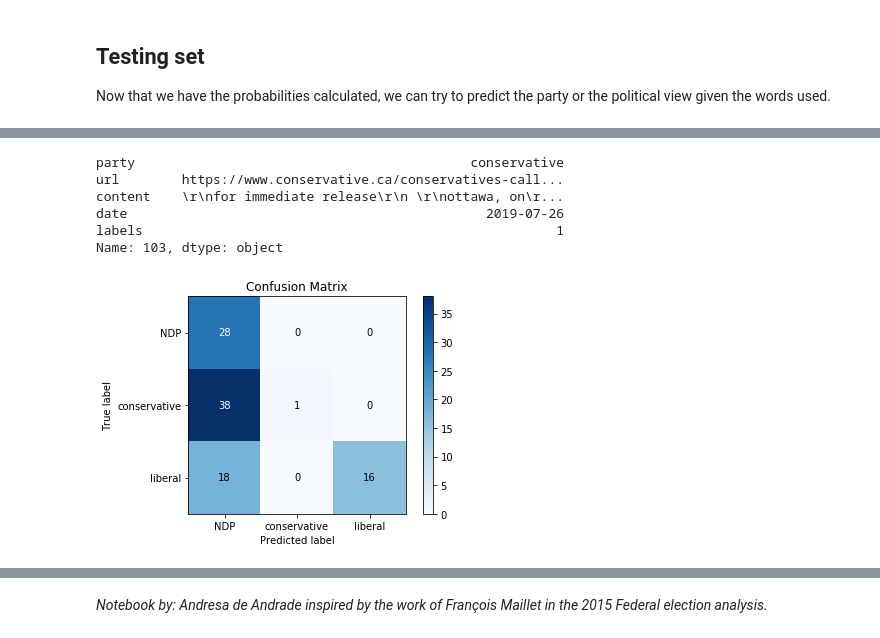
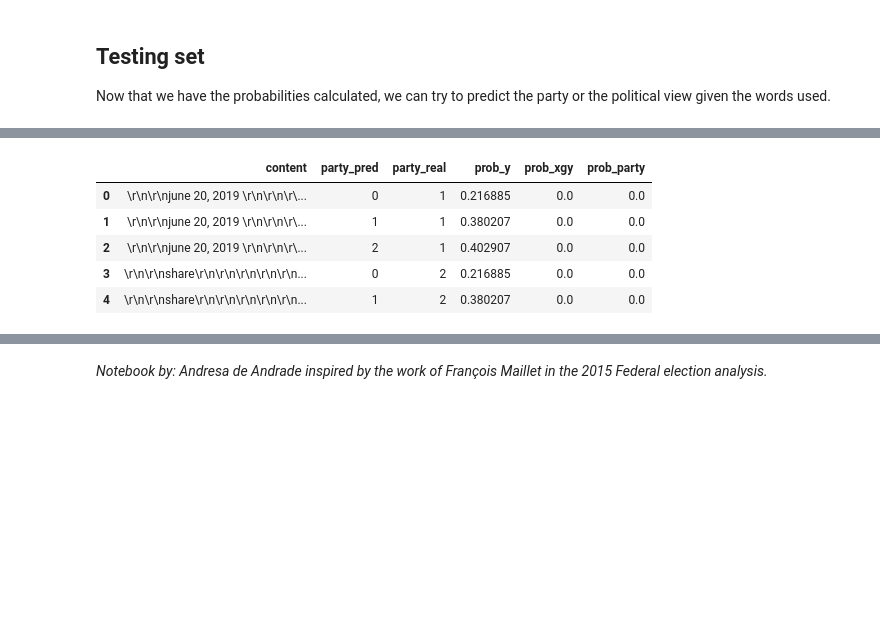
Before and after one commit to dresenhista/canada_election2019, a Jupyter notebook: election2019.ipynb, the cells around one changed output, grey strips where cells are left out. Drawn from its saved outputs; the diff is of its cells as text; code cells hidden in the pictures; blank space fills up the shorter version.

```diff
--- a/election2019.ipynb
+++ b/election2019.ipynb
@@ -359,19 +333,18 @@ test.head(6)
-# %%
-df.loc[103]
-# %% [output]
-party                                           conservative
-url        https://www.conservative.ca/conservatives-call...
-content    \r\nfor immediate release\r\n \r\nottawa, on\r...
-date                                              2019-07-26
-labels                                                     1
-Name: 103, dtype: object
-# %%
-df['content'] = df['content'].apply(lambda string: string.lower())
-test = pd.merge(test_df, df[['party', 'content']], how='inner', on=['content'])
-test = test.drop_duplicates(keep='last')
-test = test[['content', 'party_pred','party', 'prob_ygx']]
-test = test.loc[test.groupby('content').prob_ygx.agg('idxmax')]
-test['party_pred'] = test['party_pred'].replace({0:'NDP' , 1: 'conservative', 2:'liberal'})
-skplt.metrics.plot_confusion_matrix(test['party'], test['party_pred']);
-# %% [output]
-[figure, removed]
+# %%
+#test_df[test_df['content']==test_df['content'].iloc[533]]
+#group by prod
+test_prediction = test_df.groupby(['content', 'party_pred', 'party_real', 'prob_y']).agg({'prob_xgy': 'prod'})
+test_prediction = test_prediction.reset_index()
+test_prediction['prob_party'] = test_prediction['prob_xgy']*test_prediction['prob_y']
+
+
+test_prediction = test_prediction.loc[test_prediction.groupby(['content', 'party_pred']).prob_party.agg('idxmax')]
+
+test_prediction.head()
+# %% [output]
+|  | content | party_pred | party_real | prob_y | prob_xgy | prob_party |
+| 0 | \r\n\r\njune 20, 2019 \r\n\r\n\r\... | 0 | 1 | 0.216885 | 0.0 | 0.0 |
+| 1 | \r\n\r\njune 20, 2019 \r\n\r\n\r\... | 1 | 1 | 0.380207 | 0.0 | 0.0 |
+| 2 | \r\n\r\njune 20, 2019 \r\n\r\n\r\... | 2 | 1 | 0.402907 | 0.0 | 0.0 |
+| 3 | \r\n\r\nshare\r\n\r\n\r\n\r\n\r\n... | 0 | 2 | 0.216885 | 0.0 | 0.0 |
+| 4 | \r\n\r\nshare\r\n\r\n\r\n\r\n\r\n... | 1 | 2 | 0.380207 | 0.0 | 0.0 |
```
Also changed, not shown: parts of 4 cells of this notebook, 1 other file.
